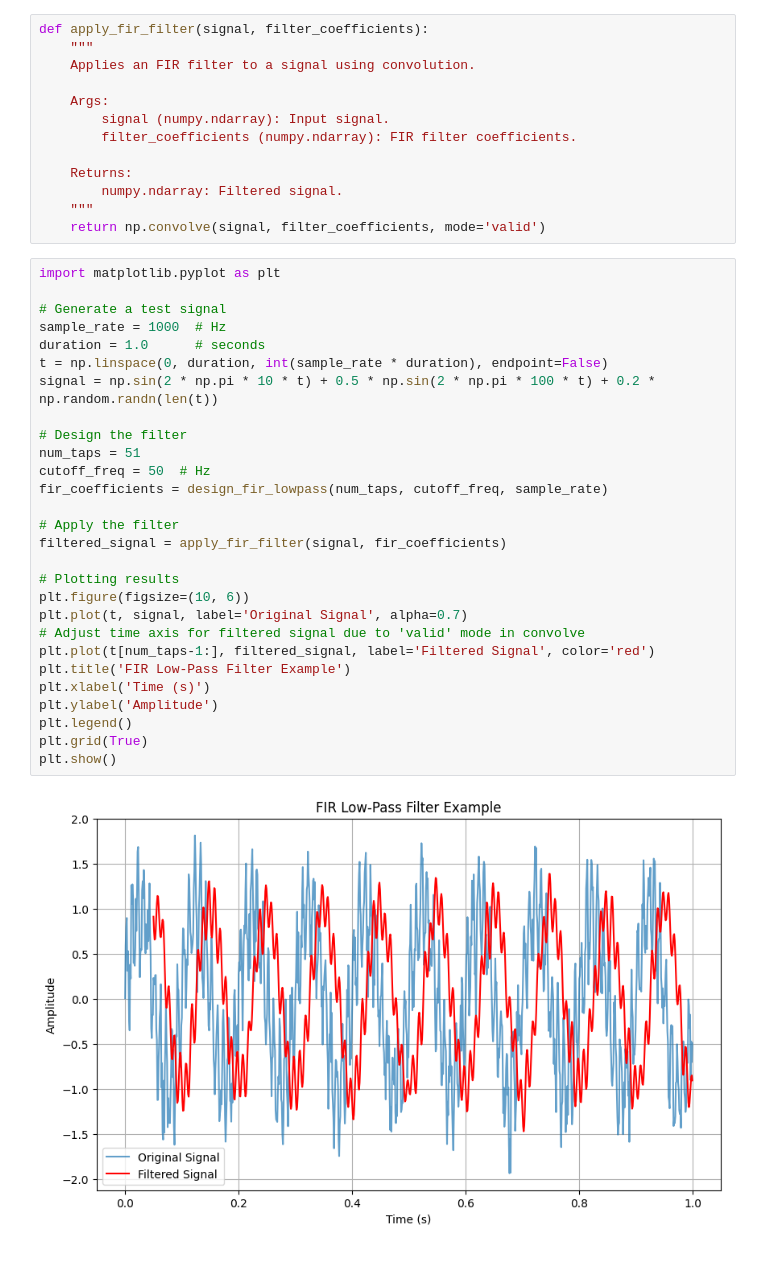
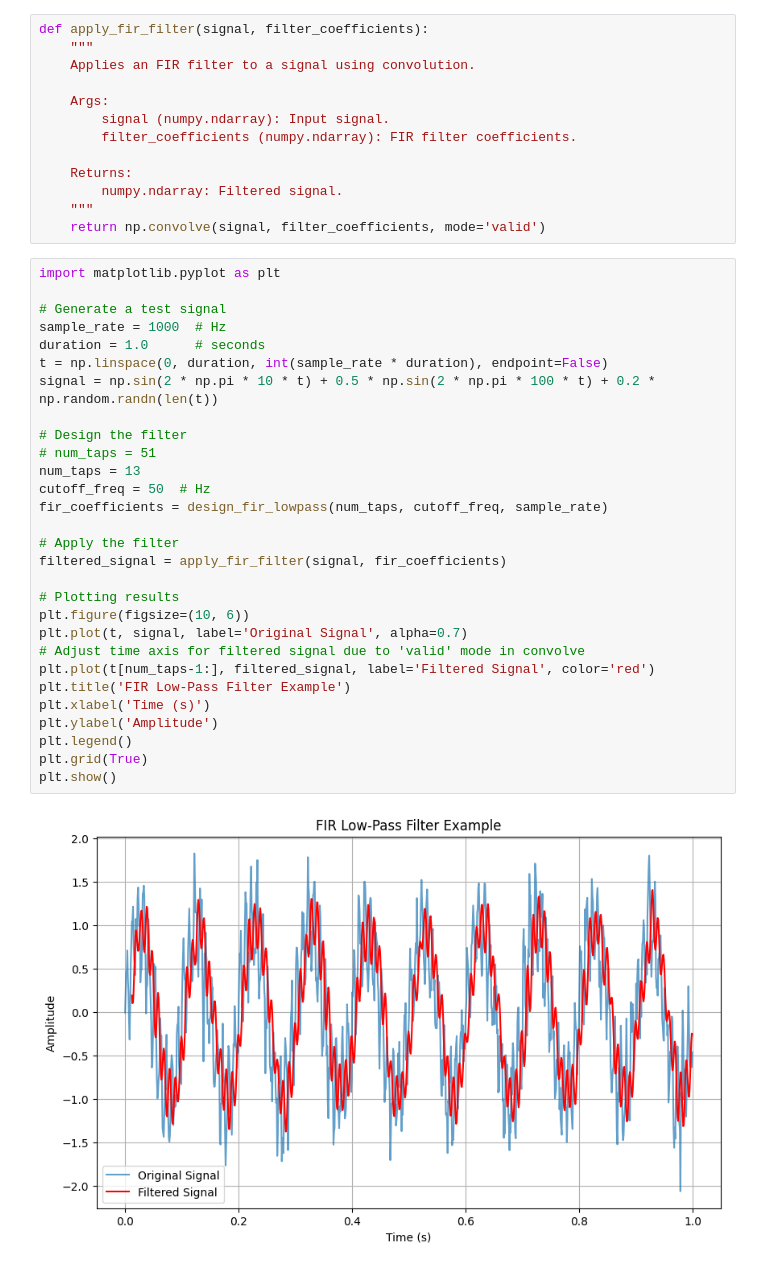
Before and after one commit to oshears/uvm-examples, a Jupyter notebook: examples/uvm_fir_filter/python/fir3.ipynb, the cells around one changed output. Drawn from its saved outputs; the diff is of its cells as text.

```diff
--- a/examples/uvm_fir_filter/python/fir3.ipynb
+++ b/examples/uvm_fir_filter/python/fir3.ipynb
@@ -48,33 +48,34 @@ def apply_fir_filter(signal, filter_coefficients):
 # %%
 import matplotlib.pyplot as plt
 
 # Generate a test signal
 sample_rate = 1000  # Hz
 duration = 1.0      # seconds
 t = np.linspace(0, duration, int(sample_rate * duration), endpoint=False)
 signal = np.sin(2 * np.pi * 10 * t) + 0.5 * np.sin(2 * np.pi * 100 * t) + 0.2 * np.random.randn(len(t))
 
 # Design the filter
-num_taps = 51
+# num_taps = 51
+num_taps = 13
 cutoff_freq = 50  # Hz
 fir_coefficients = design_fir_lowpass(num_taps, cutoff_freq, sample_rate)
 
 # Apply the filter
 filtered_signal = apply_fir_filter(signal, fir_coefficients)
 
 # Plotting results
 plt.figure(figsize=(10, 6))
 plt.plot(t, signal, label='Original Signal', alpha=0.7)
 # Adjust time axis for filtered signal due to 'valid' mode in convolve
 plt.plot(t[num_taps-1:], filtered_signal, label='Filtered Signal', color='red')
 plt.title('FIR Low-Pass Filter Example')
 plt.xlabel('Time (s)')
 plt.ylabel('Amplitude')
 plt.legend()
 plt.grid(True)
 plt.show()
 # %% [output]
-[figure, old version]
+[figure, new version]
 # %%
 fir_coefficients
 # %% [output]
```
Also changed, not shown: parts of 17 cells of this notebook, 11 other files.
